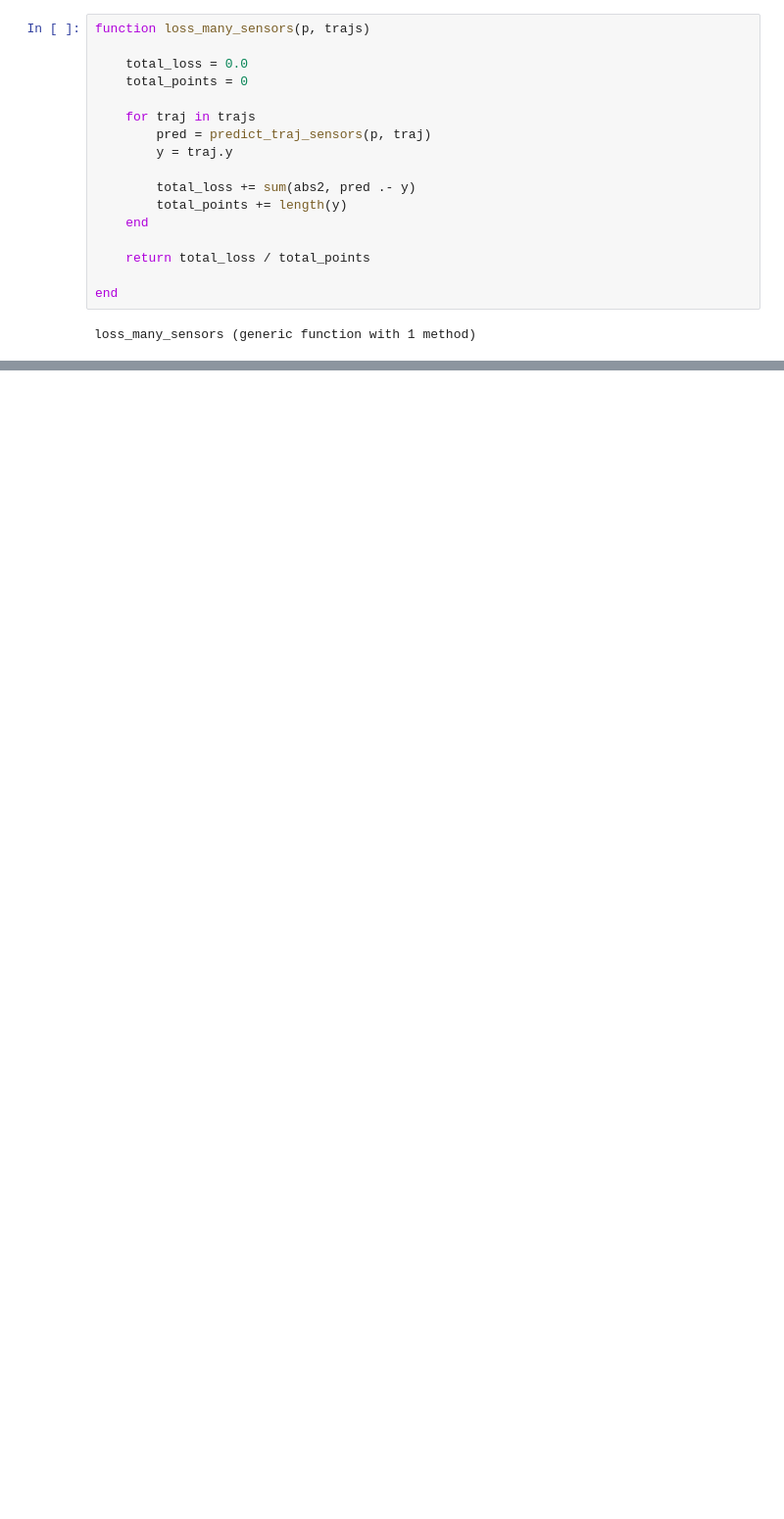
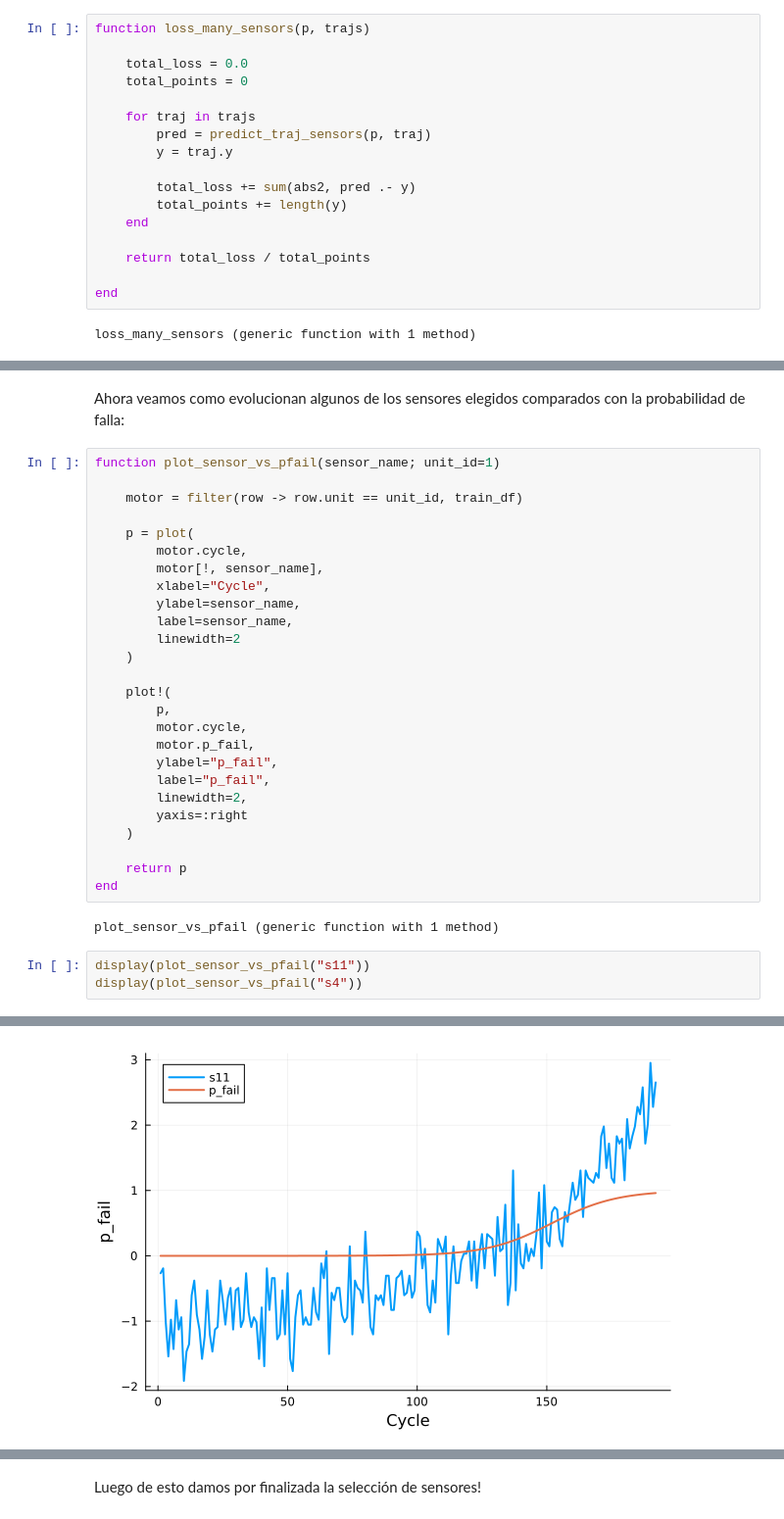
Before and after one commit to SoutoSebastian/TP-DegradacionDeMotores, a Jupyter notebook: mi_entorno/degradacionNasa.ipynb, the cells around one changed output, grey strips where cells are left out. Shown at 98% size. Cells and saved outputs as stored; diff of their text form; blank space fills up the shorter version.

```diff
--- a/mi_entorno/degradacionNasa.ipynb
+++ b/mi_entorno/degradacionNasa.ipynb
@@ -793,0 +1006,34 @@ println("hola") #No me andan los prints no se q pija pasa
+# %% [markdown]
+Ahora veamos como evolucionan algunos de los sensores elegidos comparados con la probabilidad de falla:
+# %%
+function plot_sensor_vs_pfail(sensor_name; unit_id=1)
+
+    motor = filter(row -> row.unit == unit_id, train_df)
+
+    p = plot(
+        motor.cycle,
+        motor[!, sensor_name],
+        xlabel="Cycle",
+        ylabel=sensor_name,
+        label=sensor_name,
+        linewidth=2
+    )
+
+    plot!(
+        p,
+        motor.cycle,
+        motor.p_fail,
+        ylabel="p_fail",
+        label="p_fail",
+        linewidth=2,
+        yaxis=:right
+    )
+
+    return p
+end
+# %% [output]
+plot_sensor_vs_pfail (generic function with 1 method)
+# %%
+display(plot_sensor_vs_pfail("s11"))
+display(plot_sensor_vs_pfail("s4"))
+# %% [output]
@@ -793,0 +1042 @@ println("hola") #No me andan los prints no se q pija pasa
+[figure, added]
@@ -793,0 +1046,2 @@ println("hola") #No me andan los prints no se q pija pasa
+# %% [markdown]
+Luego de esto damos por finalizada la selección de sensores!
```
Also changed, not shown: parts of 39 cells of this notebook, 2 other files.
